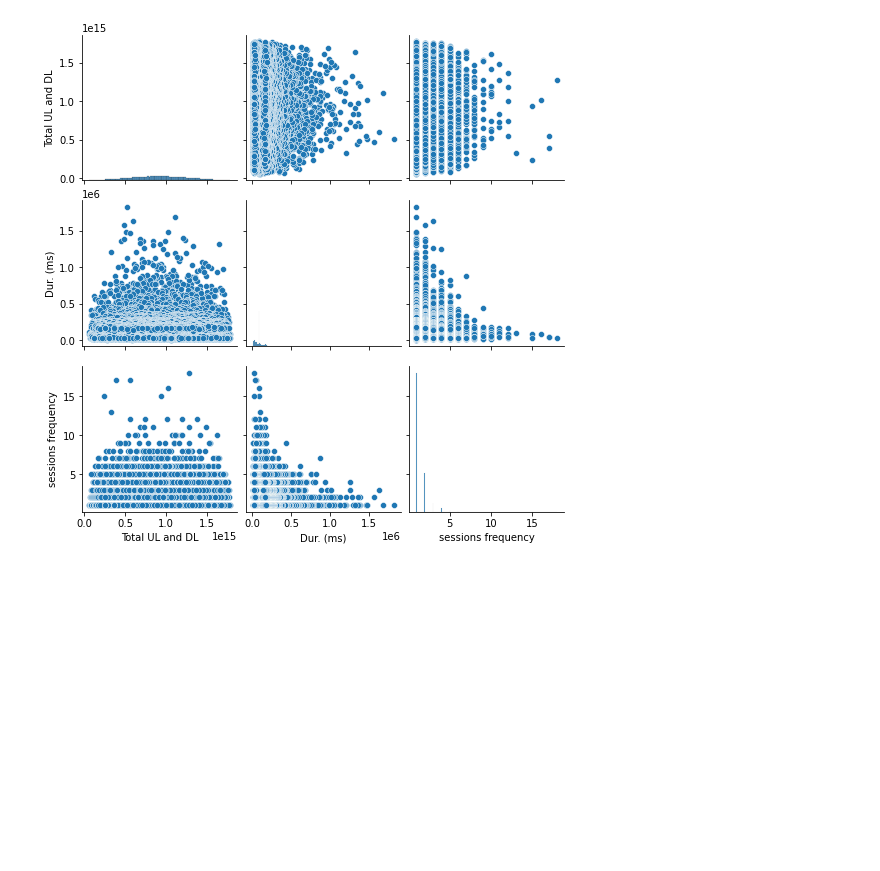
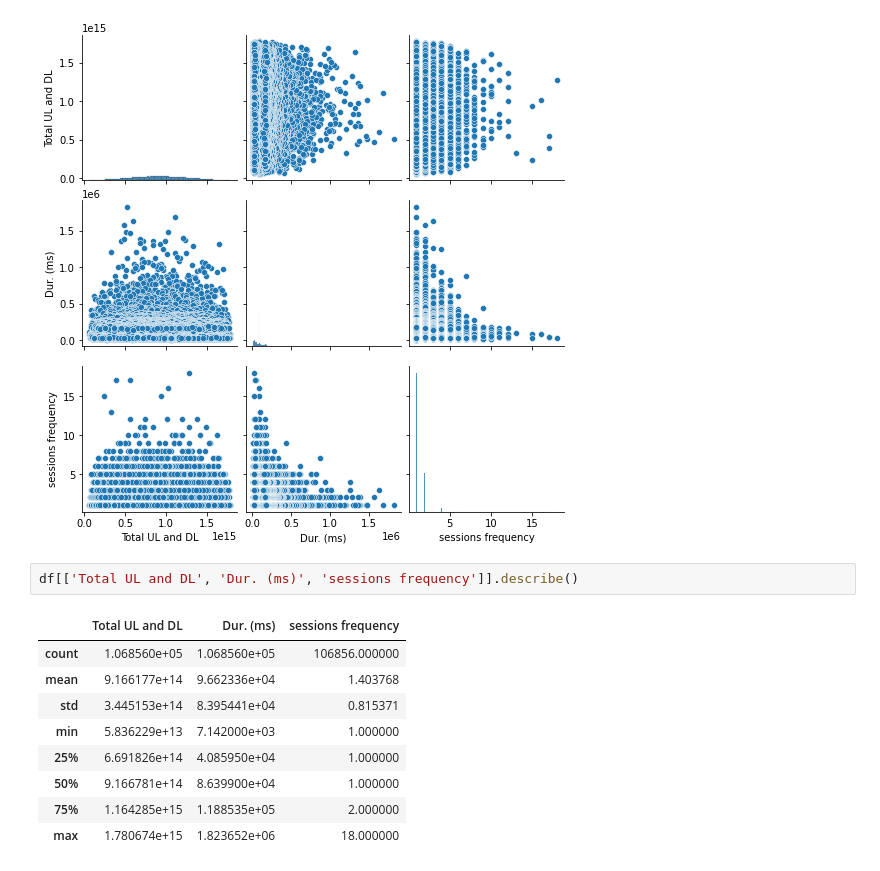
Before and after one commit to kebishaa/telecom-user-analytics, a Jupyter notebook: notebooks/user_engagementAnalysis.ipynb, the cells around one changed output. Drawn from its saved outputs; the diff is of its cells as text; blank space fills up the shorter version.

```diff
--- a/notebooks/user_engagementAnalysis.ipynb
+++ b/notebooks/user_engagementAnalysis.ipynb
@@ -120,3 +120,15 @@ sns.pairplot(df[['Total UL and DL', 'Dur. (ms)', 'sessions frequency']])
 # %% [output]
 <seaborn.axisgrid.PairGrid at 0x...>
 [figure]
+# %%
+df[['Total UL and DL', 'Dur. (ms)', 'sessions frequency']].describe()
+# %% [output]
+|  | Total UL and DL | Dur. (ms) | sessions frequency |
+| count | 1.068560e+05 | 1.068560e+05 | 106856.000000 |
+| mean | 9.166177e+14 | 9.662336e+04 | 1.403768 |
+| std | 3.445153e+14 | 8.395441e+04 | 0.815371 |
+| min | 5.836229e+13 | 7.142000e+03 | 1.000000 |
+| 25% | 6.691826e+14 | 4.085950e+04 | 1.000000 |
+| 50% | 9.166781e+14 | 8.639900e+04 | 1.000000 |
+| 75% | 1.164285e+15 | 1.188535e+05 | 2.000000 |
+| max | 1.780674e+15 | 1.823652e+06 | 18.000000 |
```
Also changed, not shown: parts of 9 cells of this notebook.
